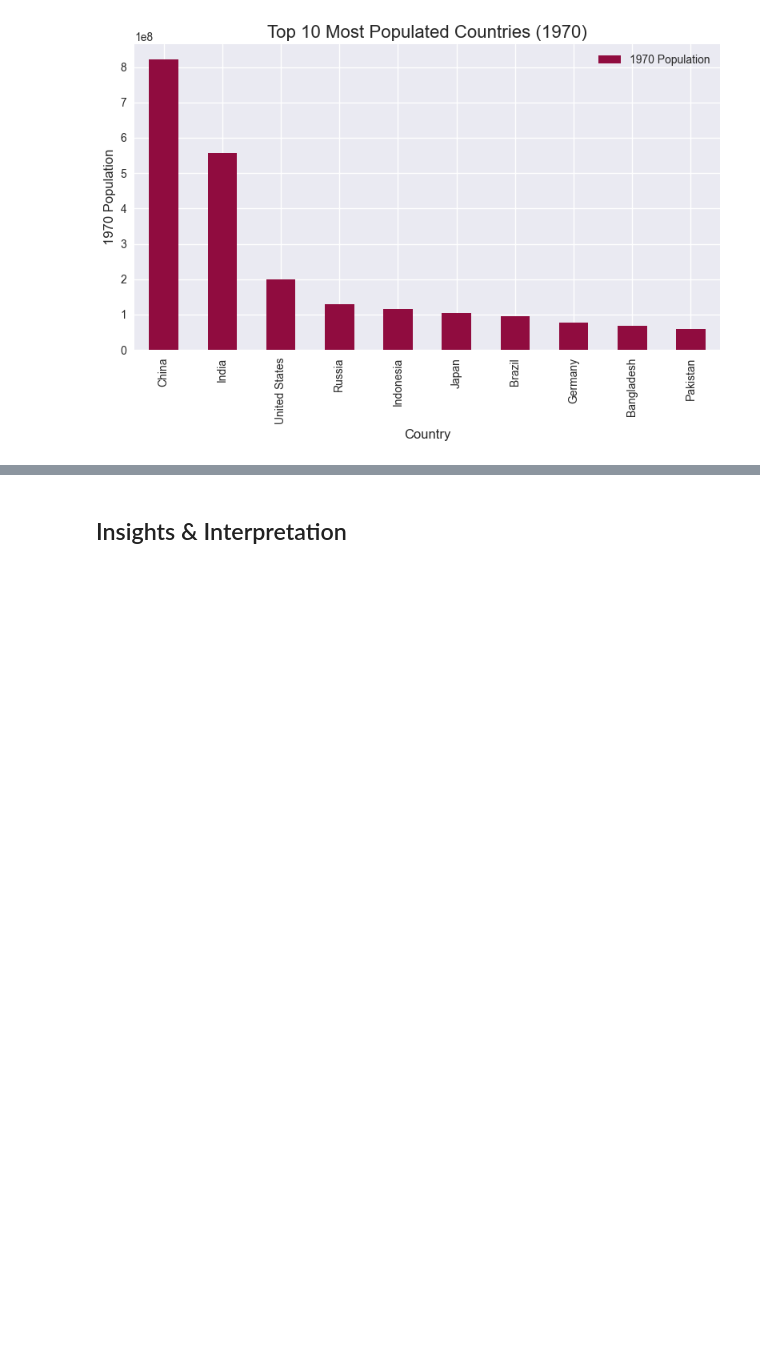
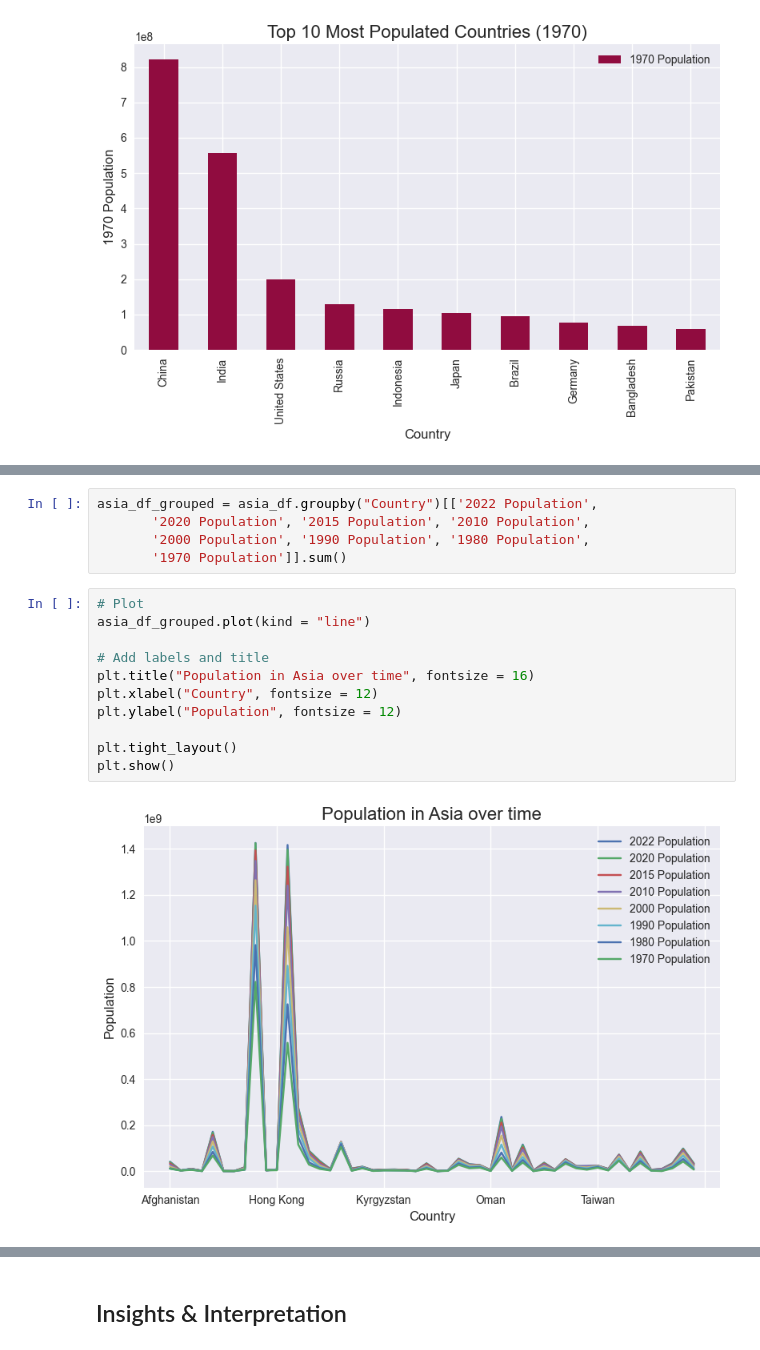
Before and after one commit to Octo-Data-Scientist/Data-Analysis, a Jupyter notebook: World Population/world_population.ipynb, the cells around one changed output, grey strips where cells are left out. Cells and saved outputs as stored; diff of their text form; blank space fills up the shorter version.

```diff
--- a/World Population/world_population.ipynb
+++ b/World Population/world_population.ipynb
@@ -521,0 +577,18 @@ plt.show()
+# %%
+asia_df_grouped = asia_df.groupby("Country")[['2022 Population',
+       '2020 Population', '2015 Population', '2010 Population',
+       '2000 Population', '1990 Population', '1980 Population',
+       '1970 Population']].sum()
+# %%
+# Plot
+asia_df_grouped.plot(kind = "line")
+
+# Add labels and title
+plt.title("Population in Asia over time", fontsize = 16)
+plt.xlabel("Country", fontsize = 12)
+plt.ylabel("Population", fontsize = 12)
+
+plt.tight_layout()
+plt.show()
+# %% [output]
+[figure, added]
```
Also changed, not shown: parts of 32 cells of this notebook.
